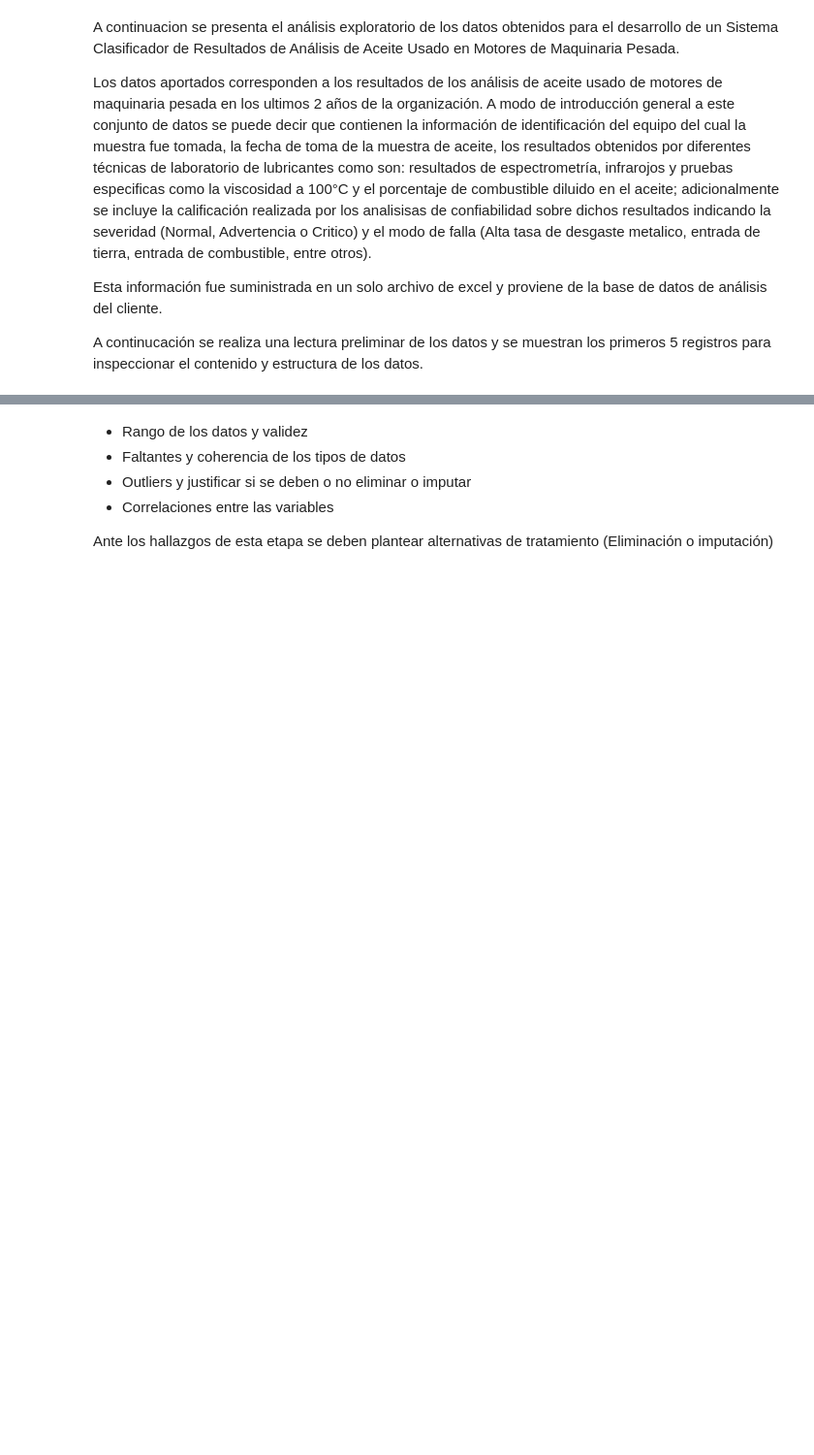
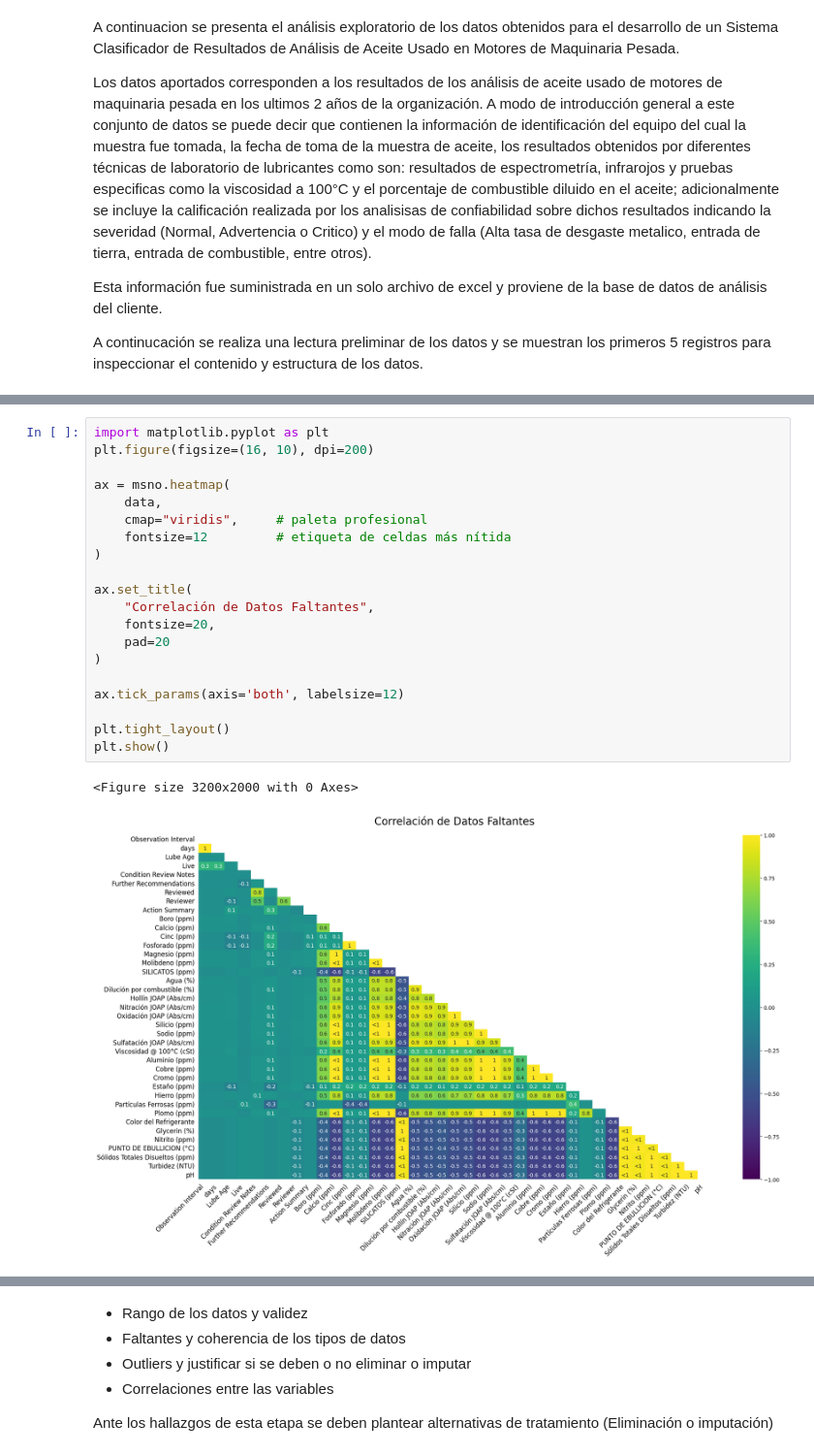
Before and after one commit to darturo12/Tesis-de-Grado-MIAD-, a Jupyter notebook: Exploración/Exploración de datos.ipynb, the cells around one changed output, grey strips where cells are left out. Shown at 97% size. Saved outputs shown, nothing was run; the diff lists cells and outputs as text; blank space fills up the shorter version.

```diff
--- a/Exploración/Exploración de datos.ipynb
+++ b/Exploración/Exploración de datos.ipynb
@@ -98,0 +203,23 @@ Cada fila representa un resultado de analisis de aceite conteniendo la informaci
+# %%
+import matplotlib.pyplot as plt
+plt.figure(figsize=(16, 10), dpi=200)
+
+ax = msno.heatmap(
+    data,
+    cmap="viridis",     # paleta profesional
+    fontsize=12         # etiqueta de celdas más nítida
+)
+
+ax.set_title(
+    "Correlación de Datos Faltantes",
+    fontsize=20,
+    pad=20
+)
+
+ax.tick_params(axis='both', labelsize=12)
+
+plt.tight_layout()
+plt.show()
+# %% [output]
+<Figure size 3200x2000 with 0 Axes>
+[figure, added]
```
Also changed, not shown: parts of 34 cells of this notebook.
